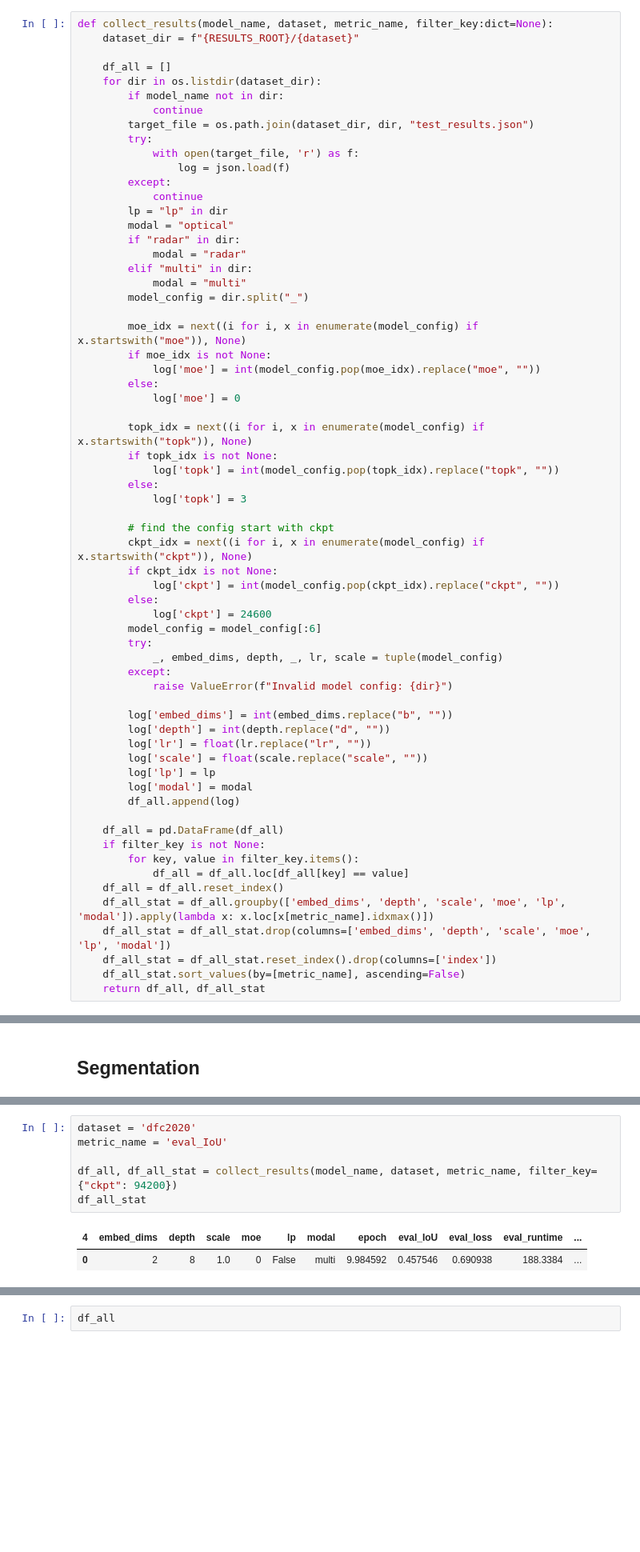
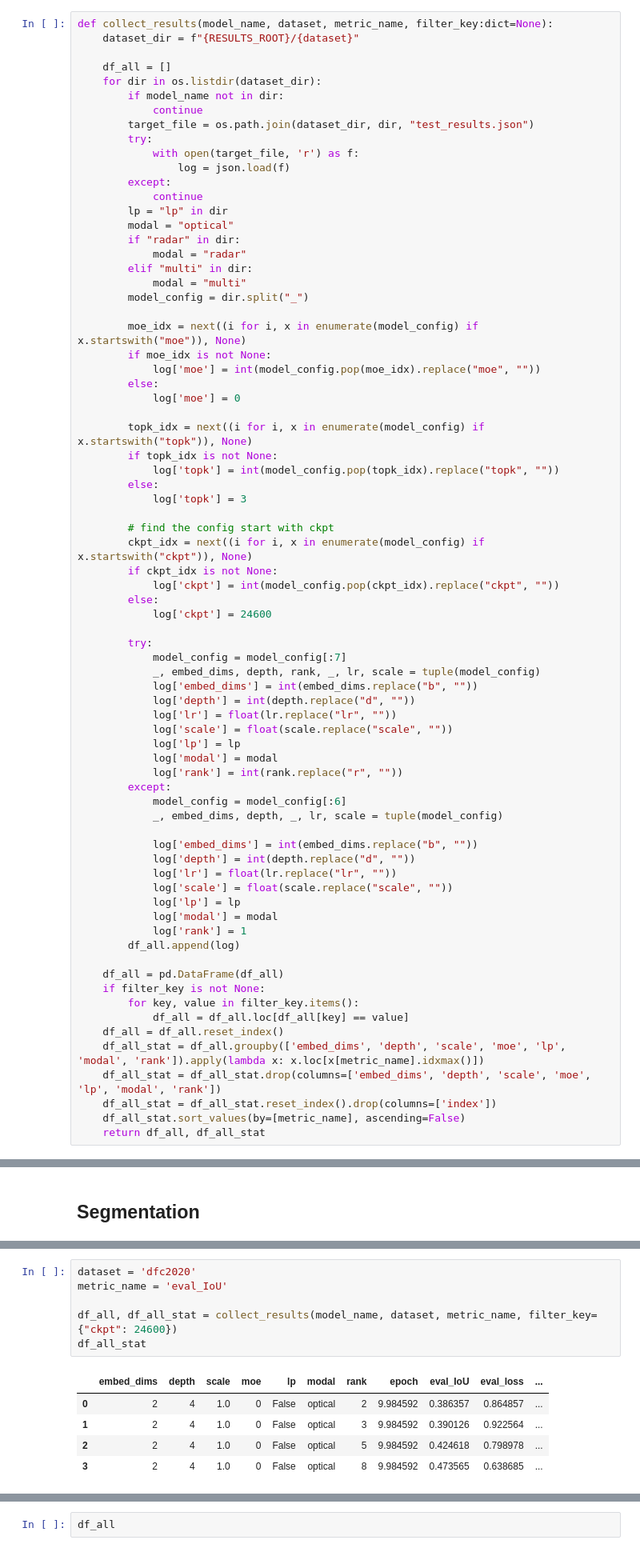
Before and after one commit to uiuctml/GeospatialFM, a Jupyter notebook: collect_results.ipynb, the cells around one changed output, grey strips where cells are left out. Shown: that part at 80% size. Cells and saved outputs as stored; diff of their text form; blank space fills up the shorter version.

Commit message:
Add rank parameter to model configuration and result collection

```diff
--- a/collect_results.ipynb
+++ b/collect_results.ipynb
@@ -61,18 +61,28 @@ def collect_results(model_name, dataset, metric_name, filter_key:dict=None):
             log['ckpt'] = int(model_config.pop(ckpt_idx).replace("ckpt", ""))
         else:
             log['ckpt'] = 24600
-        model_config = model_config[:6]
+
         try:
+            model_config = model_config[:7]
+            _, embed_dims, depth, rank, _, lr, scale = tuple(model_config)
+            log['embed_dims'] = int(embed_dims.replace("b", ""))
+            log['depth'] = int(depth.replace("d", ""))
+            log['lr'] = float(lr.replace("lr", ""))
+            log['scale'] = float(scale.replace("scale", ""))
+            log['lp'] = lp
+            log['modal'] = modal
+            log['rank'] = int(rank.replace("r", ""))
+        except:
+            model_config = model_config[:6]
             _, embed_dims, depth, _, lr, scale = tuple(model_config)
-        except:
-            raise ValueError(f"Invalid model config: {dir}")
 
-        log['embed_dims'] = int(embed_dims.replace("b", ""))
-        log['depth'] = int(depth.replace("d", ""))
-        log['lr'] = float(lr.replace("lr", ""))
-        log['scale'] = float(scale.replace("scale", ""))
-        log['lp'] = lp
-        log['modal'] = modal
+            log['embed_dims'] = int(embed_dims.replace("b", ""))
+            log['depth'] = int(depth.replace("d", ""))
+            log['lr'] = float(lr.replace("lr", ""))
+            log['scale'] = float(scale.replace("scale", ""))
+            log['lp'] = lp
+            log['modal'] = modal
+            log['rank'] = 1
         df_all.append(log)
 
     df_all = pd.DataFrame(df_all)
@@ -80,8 +90,8 @@ def collect_results(model_name, dataset, metric_name, filter_key:dict=None):
         for key, value in filter_key.items():
             df_all = df_all.loc[df_all[key] == value]
     df_all = df_all.reset_index()
-    df_all_stat = df_all.groupby(['embed_dims', 'depth', 'scale', 'moe', 'lp', 'modal']).apply(lambda x: x.loc[x[metric_name].idxmax()])
-    df_all_stat = df_all_stat.drop(columns=['embed_dims', 'depth', 'scale', 'moe', 'lp', 'modal'])
+    df_all_stat = df_all.groupby(['embed_dims', 'depth', 'scale', 'moe', 'lp', 'modal', 'rank']).apply(lambda x: x.loc[x[metric_name].idxmax()])
+    df_all_stat = df_all_stat.drop(columns=['embed_dims', 'depth', 'scale', 'moe', 'lp', 'modal', 'rank'])
     df_all_stat = df_all_stat.reset_index().drop(columns=['index'])
     df_all_stat.sort_values(by=[metric_name], ascending=False)
     return df_all, df_all_stat
@@ -157,12 +167,15 @@ df_all_stat
 # %%
 dataset = 'dfc2020'
 metric_name = 'eval_IoU'
 
-df_all, df_all_stat = collect_results(model_name, dataset, metric_name, filter_key={"ckpt": 94200})
+df_all, df_all_stat = collect_results(model_name, dataset, metric_name, filter_key={"ckpt": 24600})
 df_all_stat
 # %% [output]
-| 4 | embed_dims | depth | scale | moe | lp | modal | epoch | eval_IoU | eval_loss | eval_runtime | ... |
-| 0 | 2 | 8 | 1.0 | 0 | False | multi | 9.984592 | 0.457546 | 0.690938 | 188.3384 | ... |
+|  | embed_dims | depth | scale | moe | lp | modal | rank | epoch | eval_IoU | eval_loss | ... |
+| 0 | 2 | 4 | 1.0 | 0 | False | optical | 2 | 9.984592 | 0.386357 | 0.864857 | ... |
+| 1 | 2 | 4 | 1.0 | 0 | False | optical | 3 | 9.984592 | 0.390126 | 0.922564 | ... |
+| 2 | 2 | 4 | 1.0 | 0 | False | optical | 5 | 9.984592 | 0.424618 | 0.798978 | ... |
+| 3 | 2 | 4 | 1.0 | 0 | False | optical | 8 | 9.984592 | 0.473565 | 0.638685 | ... |
 # %%
 dataset = 'marida'
 metric_name = 'eval_IoU'
```
Also changed, not shown: parts of 5 cells of this notebook, 3 other files.
